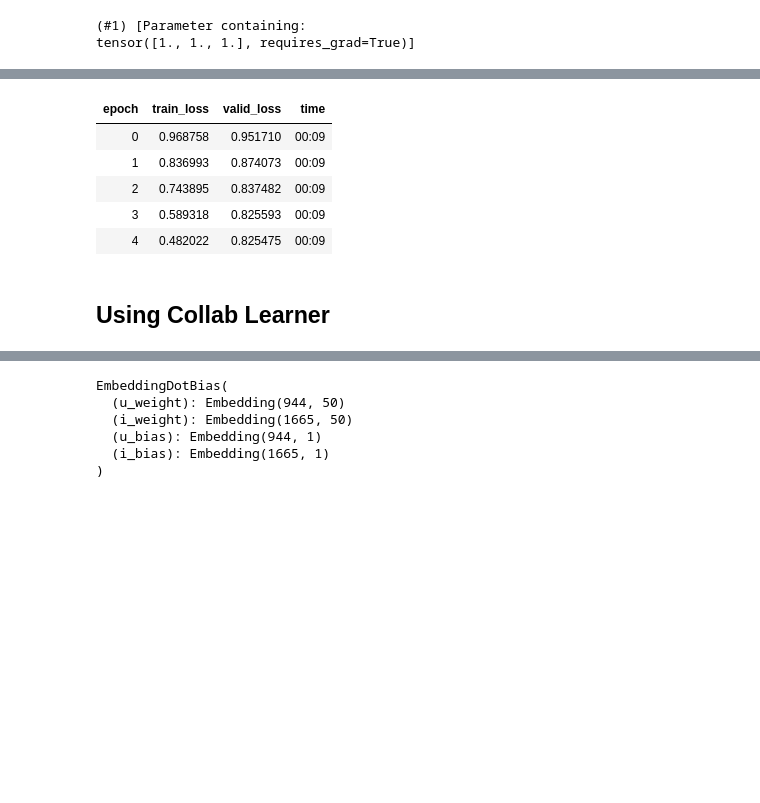
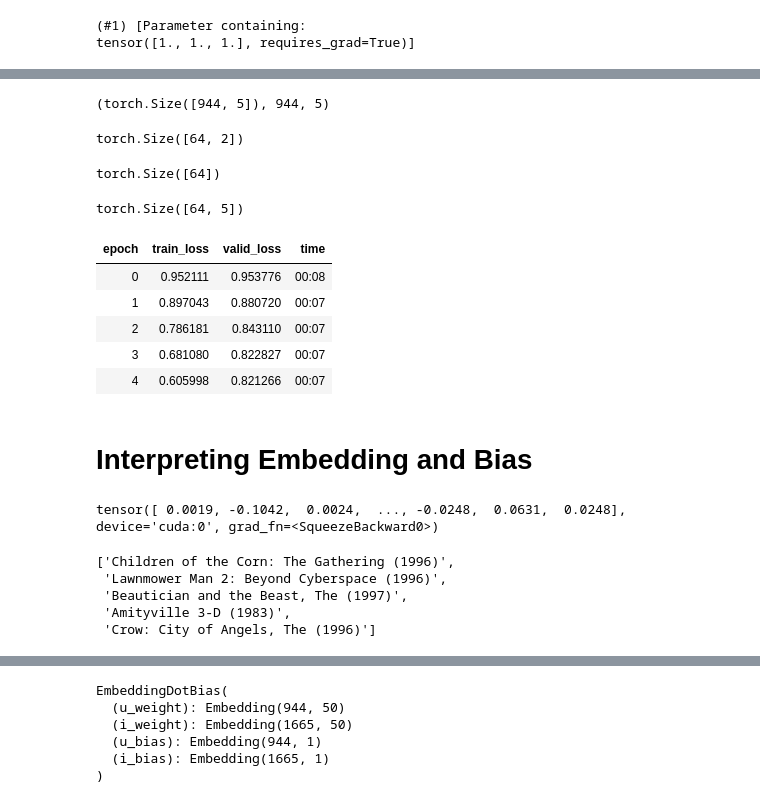
Before and after one commit to aviagarwal1212/fastai-part1-2020, a Jupyter notebook: lecture-notebooks/chapter8.ipynb, the cells around one changed output, grey strips where cells are left out. Drawn from its saved outputs; the diff is of its cells as text; code cells hidden in the pictures; blank space fills up the shorter version.

```diff
--- a/lecture-notebooks/chapter8.ipynb
+++ b/lecture-notebooks/chapter8.ipynb
@@ -62,3 +82,6 @@ dls.show_batch()
 | 7 | 474 | Emma (1996) | 3 |
 | 8 | 466 | Jackie Chan's First Strike (1996) | 3 |
 | 9 | 554 | Scream (1996) | 3 |
+# %%
+x, y = first(dls.train)
+x.shape, x.shape
@@ -124,6 +241,6 @@ learn.fit_one_cycle(5, 5e-3)
 # %%
-class DotProductBias(Module):
-    def __init__(self, n_users, n_movies, n_factors, y_range=(0,5.5)):
+class DotProduct(Module):
+    def __init__(self, n_users, n_movies, n_factors, y_range = (0, 5.5)):
         self.user_factors = Embedding(n_users, n_factors)
         self.user_bias = Embedding(n_users, 1)
         self.movie_factors = Embedding(n_movies, n_factors)
@@ -133,9 +250,9 @@ class DotProductBias(Module):
     def forward(self, x):
         users = self.user_factors(x[:,0])
         movies = self.movie_factors(x[:,1])
-        res = (users * movies).sum(dim=1, keepdim=True)
-        res += self.user_bias(x[:,0]) + self.movie_bias(x[:,1])
-        return sigmoid_range(res, *self.y_range)
+        mmult = (users * movies).sum(dim = 1, keepdim=True)
+        mmult += self.user_bias(x[:,0]) + self.movie_bias(x[:,1])
+        return sigmoid_range(mmult, *self.y_range)
 # %%
 model = DotProduct(n_users, n_movies, 50)
 learn = Learner(dls, model, loss_func=MSELossFlat())
@@ -181,4 +313,4 @@ L(T().parameters())
 tensor([1., 1., 1.], requires_grad=True)]
 # %%
 def create_params(size):
-    return nn.Parameter(torch.zeros(*size).normal_(0,0.1))
+    return nn.Parameter(torch.zeros(*size).normal_(0,0.01))
@@ -186,27 +324,60 @@ def create_params(size):
 class DotProductBias(Module):
     def __init__(self, n_users, n_movies, n_factors, y_range=(0,5.5)):
         self.user_factors = create_params([n_users, n_factors])
-        self.user_bias = create_params([n_users, 1])
         self.movie_factors = create_params([n_movies, n_factors])
-        self.movie_bias = create_params([n_movies, 1])
+        self.user_bias = create_params([n_users])
+        self.movie_bias = create_params([n_movies])
         self.y_range = y_range
 
     def forward(self, x):
         users = self.user_factors[x[:,0]]
         movies = self.movie_factors[x[:,1]]
-        res = (users * movies).sum(dim=1)
-        res += self.user_bias[x[:,0]] + self.movie_bias[x[:,1]]
-        return sigmoid_range(res, *self.y_range)
+        mmult = (users * movies).sum(dim=1)
+        mmult += self.user_bias[x[:,0]] + self.movie_bias[x[:,1]]
+        return sigmoid_range(mmult, *self.y_range)
+# %%
+user_factors_test = create_params([n_users, n_factors])
+user_factors_test.shape, n_users, n_factors
+# %% [output]
+(torch.Size([944, 5]), 944, 5)
+# %%
+x,y = first(dls.train)
+x.shape
+# %% [output]
+torch.Size([64, 2])
+# %%
+x_users = x[:,0]
+x_users.shape
+# %% [output]
+torch.Size([64])
+# %%
+users_test = user_factors_test[x_users]
+users_test.shape
+# %% [output]
+torch.Size([64, 5])
 # %%
-model = DotProduct(n_users, n_movies, 50)
+model = DotProductBias(n_users, n_movies, 50)
 learn = Learner(dls, model, loss_func=MSELossFlat())
-learn.fit_one_cycle(5, 5e-3, wd=0.1)
+learn.fit_one_cycle(5, 5e-3, wd=0.15)
 # %% [output]
 | epoch | train_loss | valid_loss | time |
-| 0 | 0.968758 | 0.951710 | 00:09 |
-| 1 | 0.836993 | 0.874073 | 00:09 |
-| 2 | 0.743895 | 0.837482 | 00:09 |
-| 3 | 0.589318 | 0.825593 | 00:09 |
-| 4 | 0.482022 | 0.825475 | 00:09 |
+| 0 | 0.952111 | 0.953776 | 00:08 |
+| 1 | 0.897043 | 0.880720 | 00:07 |
+| 2 | 0.786181 | 0.843110 | 00:07 |
+| 3 | 0.681080 | 0.822827 | 00:07 |
+| 4 | 0.605998 | 0.821266 | 00:07 |
-# %% [markdown]
-## Using Collab Learner
+# %% [markdown]
+# Interpreting Embedding and Bias
+# %%
+movies_bias = learn.model.movie_bias.squeeze()
+movies_bias
+# %% [output]
+tensor([ 0.0019, -0.1042,  0.0024,  ..., -0.0248,  0.0631,  0.0248], device='cuda:0', grad_fn=<SqueezeBackward0>)
+# %%
+[dls.classes['title'][i] for i in movies_bias.argsort()[:5]]
+# %% [output]
+['Children of the Corn: The Gathering (1996)',
+ 'Lawnmower Man 2: Beyond Cyberspace (1996)',
+ 'Beautician and the Beast, The (1997)',
+ 'Amityville 3-D (1983)',
+ 'Crow: City of Angels, The (1996)']
```
Also changed, not shown: parts of 77 cells of this notebook.
